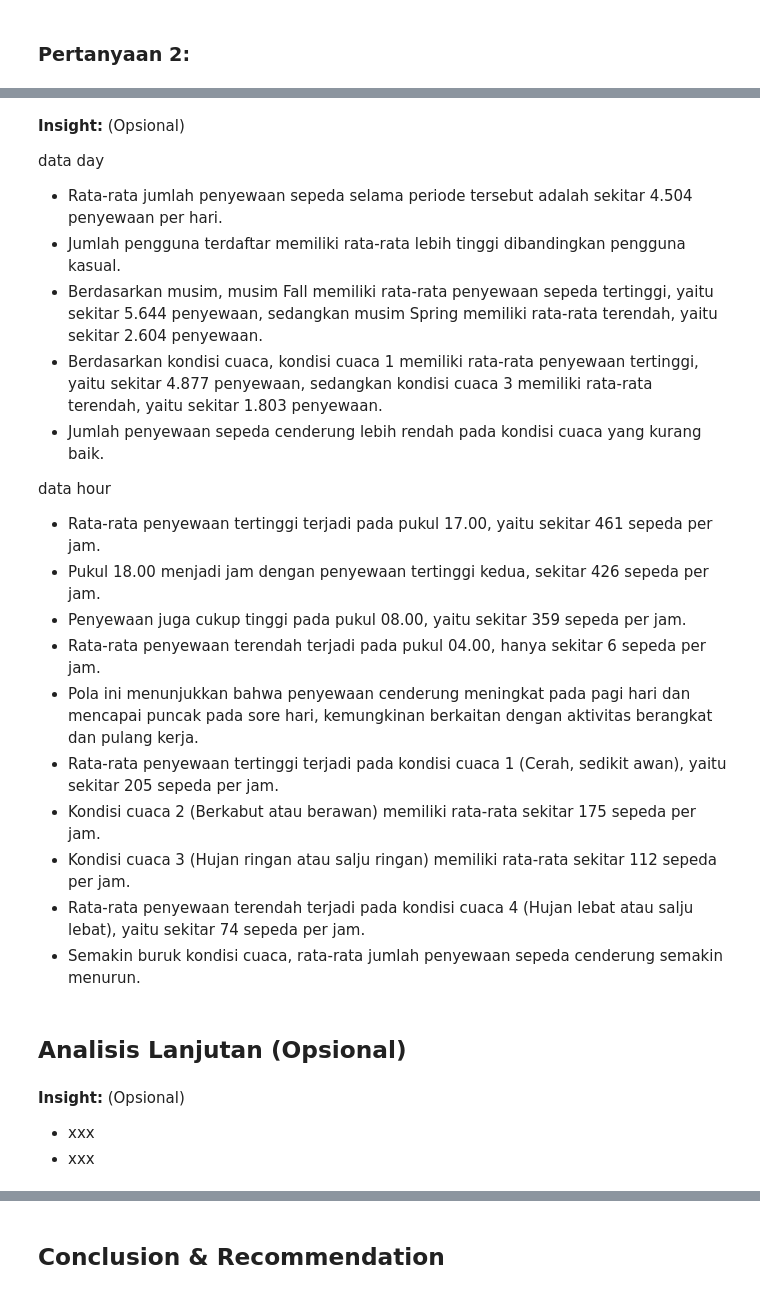
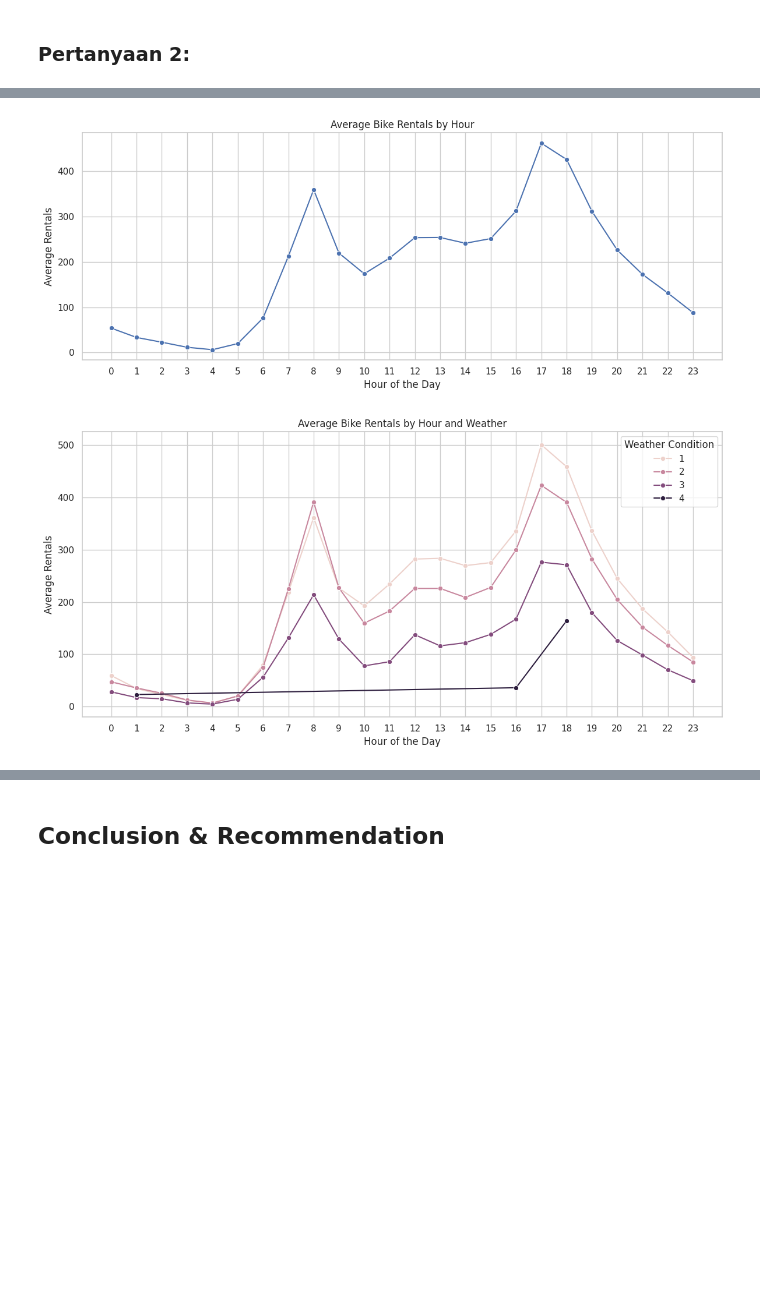
Before and after one commit to fadhilahnaufal/bike-sharing-analysis, a Jupyter notebook: notebook.ipynb, the cells around one changed output, grey strips where cells are left out. Cells and saved outputs as stored; diff of their text form; code cells hidden in the pictures; blank space fills up the shorter version.

```diff
--- a/notebook.ipynb
+++ b/notebook.ipynb
@@ -411,27 +508,47 @@ plt.show()
-# %% [markdown]
-**Insight:** (Opsional)
-
-data day
-- Rata-rata jumlah penyewaan sepeda selama periode tersebut adalah sekitar 4.504 penyewaan per hari.
-- Jumlah pengguna terdaftar memiliki rata-rata lebih tinggi dibandingkan pengguna kasual.
-- Berdasarkan musim, musim Fall memiliki rata-rata penyewaan sepeda tertinggi, yaitu sekitar 5.644 penyewaan, sedangkan musim Spring memiliki rata-rata terendah, yaitu sekitar 2.604 penyewaan.
-- Berdasarkan kondisi cuaca, kondisi cuaca 1 memiliki rata-rata penyewaan tertinggi, yaitu sekitar 4.877 penyewaan, sedangkan kondisi cuaca 3 memiliki rata-rata terendah, yaitu sekitar 1.803 penyewaan.
-- Jumlah penyewaan sepeda cenderung lebih rendah pada kondisi cuaca yang kurang baik.
-
-data hour
-- Rata-rata penyewaan tertinggi terjadi pada pukul 17.00, yaitu sekitar 461 sepeda per jam.
-- Pukul 18.00 menjadi jam dengan penyewaan tertinggi kedua, sekitar 426 sepeda per jam.
-- Penyewaan juga cukup tinggi pada pukul 08.00, yaitu sekitar 359 sepeda per jam.
-- Rata-rata penyewaan terendah terjadi pada pukul 04.00, hanya sekitar 6 sepeda per jam.
-- Pola ini menunjukkan bahwa penyewaan cenderung meningkat pada pagi hari dan mencapai puncak pada sore hari, kemungkinan berkaitan dengan aktivitas berangkat dan pulang kerja.
-- Rata-rata penyewaan tertinggi terjadi pada kondisi cuaca 1 (Cerah, sedikit awan), yaitu sekitar 205 sepeda per jam.
-- Kondisi cuaca 2 (Berkabut atau berawan) memiliki rata-rata sekitar 175 sepeda per jam.
-- Kondisi cuaca 3 (Hujan ringan atau salju ringan) memiliki rata-rata sekitar 112 sepeda per jam.
-- Rata-rata penyewaan terendah terjadi pada kondisi cuaca 4 (Hujan lebat atau salju lebat), yaitu sekitar 74 sepeda per jam.
-- Semakin buruk kondisi cuaca, rata-rata jumlah penyewaan sepeda cenderung semakin menurun.
-# %% [markdown]
-## Analisis Lanjutan (Opsional)
-# %% [markdown]
-**Insight:** (Opsional)
-- xxx
-- xxx
+# %%
+## 2. Pola Penyewaan Sepeda Berdasarkan Jam dan Kondisi Cuaca
+# Menghitung rata-rata penyewaan berdasarkan jam
+hour_plot = hour_df.groupby("hr")["cnt"].mean().reset_index()
+
+# Grafik rata-rata penyewaan berdasarkan jam
+plt.figure(figsize=(12, 5))
+
+sns.lineplot(
+    data=hour_plot,
+    x="hr",
+    y="cnt",
+    marker="o"
+)
+
+plt.title("Average Bike Rentals by Hour")
+plt.xlabel("Hour of the Day")
+plt.ylabel("Average Rentals")
+plt.xticks(range(24))
+plt.grid(True)
+plt.tight_layout()
+plt.show()
+
+# Grafik pola penyewaan berdasarkan jam dan cuaca
+plt.figure(figsize=(12, 6))
+
+sns.lineplot(
+    data=hour_df,
+    x="hr",
+    y="cnt",
+    hue="weathersit",
+    estimator="mean",
+    errorbar=None,
+    marker="o"
+)
+
+plt.title("Average Bike Rentals by Hour and Weather")
+plt.xlabel("Hour of the Day")
+plt.ylabel("Average Rentals")
+plt.xticks(range(24))
+plt.legend(title="Weather Condition")
+plt.grid(True)
+plt.tight_layout()
+plt.show()
+# %% [output]
+[figure, added]
+[figure, added]
```
Also changed, not shown: parts of 51 cells of this notebook.
